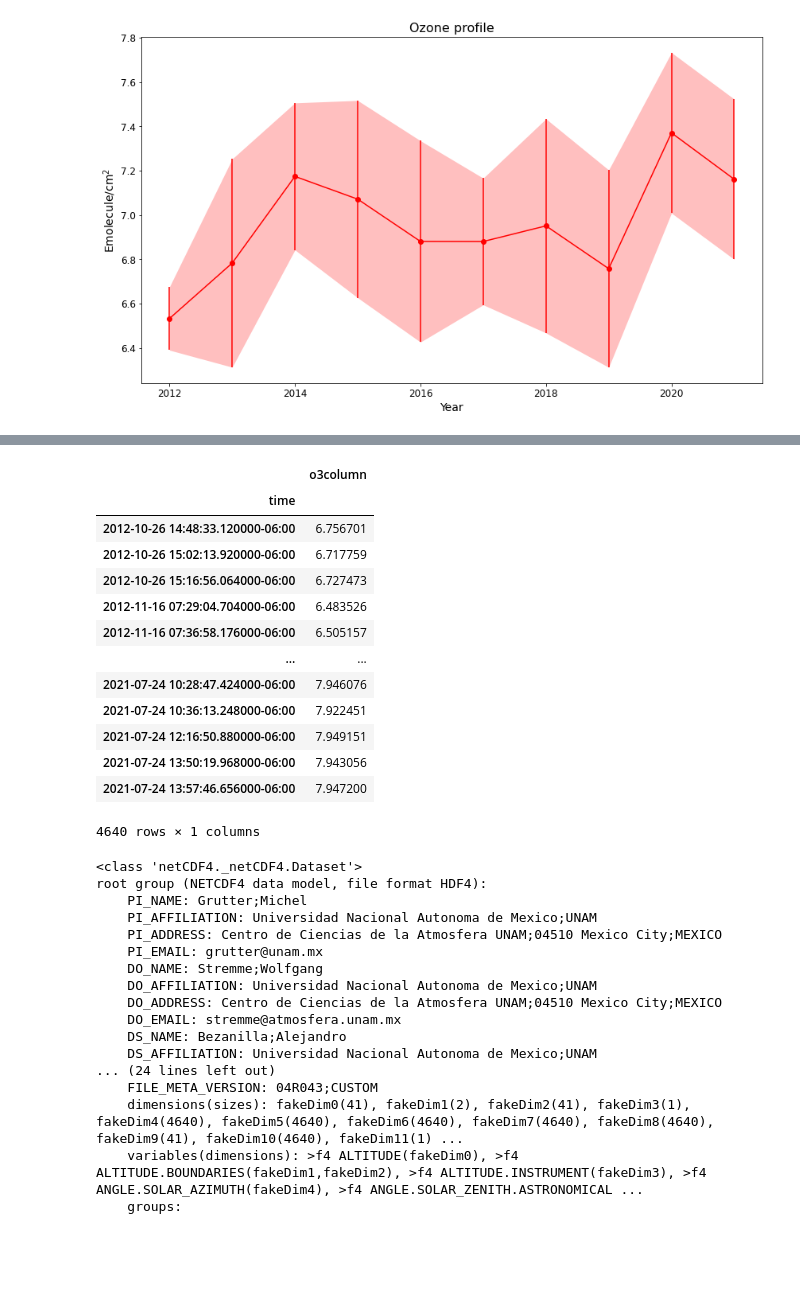
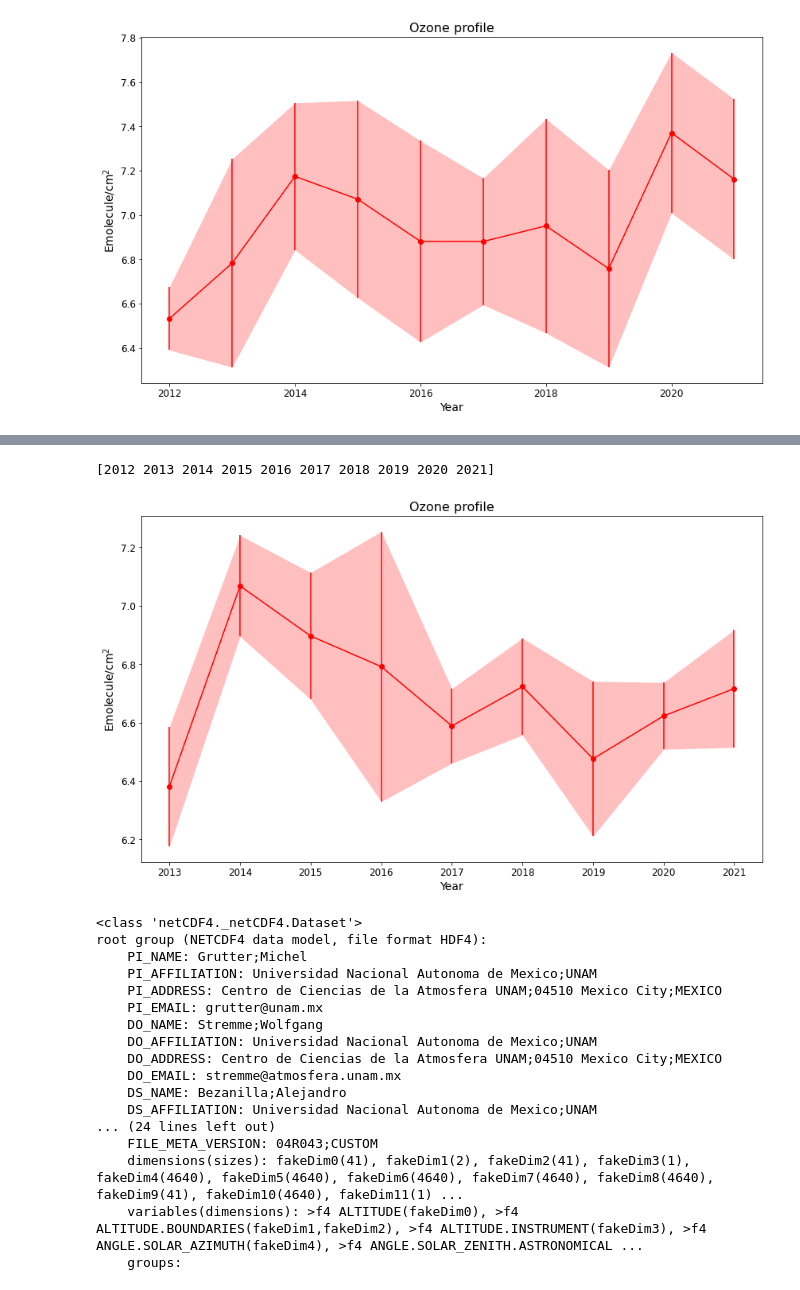
Before and after one commit to mixtli-c/cca-jupyter, a Jupyter notebook: FTIRO3.ipynb, the cells around one changed output, grey strips where cells are left out. Cells and saved outputs as stored; diff of their text form; code cells hidden in the pictures; blank space fills up the shorter version.

```diff
--- a/FTIRO3.ipynb
+++ b/FTIRO3.ipynb
@@ -187,22 +266,61 @@ ax3.tick_params(labelsize=12)
 # %%
 #identificacion de outliers en periodos de tiempo, eventos extremos, tratar de relacionarlos con temperatura y presion
 # %%
-smallts
+#simple masking same year
+#mask=(smallts.index.month>4)&(smallts.index.month<9)
+mask=smallts.index.month<3
+#print(mask)
+tempdict = {'time': smallts.index[mask], 'o3column': smallts['o3column'][mask]}
+filtereddf = pd.DataFrame(data=tempdict)
+filteredts = filtereddf.set_index('time')
+filteredts
+filteredtsmean_yr = filteredts.o3column.groupby(filteredts.index.year).mean()
+filteredtsstd_yr = filteredts.o3column.groupby(filteredts.index.year).std()
-# %% [output]
-|  | o3column |
-| time |  |
-| 2012-10-26 14:48:33.120000-06:00 | 6.756701 |
-| 2012-10-26 15:02:13.920000-06:00 | 6.717759 |
-| 2012-10-26 15:16:56.064000-06:00 | 6.727473 |
-| 2012-11-16 07:29:04.704000-06:00 | 6.483526 |
-| 2012-11-16 07:36:58.176000-06:00 | 6.505157 |
-| ... | ... |
-| 2021-07-24 10:28:47.424000-06:00 | 7.946076 |
-| 2021-07-24 10:36:13.248000-06:00 | 7.922451 |
-| 2021-07-24 12:16:50.880000-06:00 | 7.949151 |
-| 2021-07-24 13:50:19.968000-06:00 | 7.943056 |
-| 2021-07-24 13:57:46.656000-06:00 | 7.947200 |
-4640 rows × 1 columns
+# %%
+#not simple masking multiyear
+frommonth = 10
+tomonth = 2
+years=np.arange(smallts.index[0].year,smallts.index[-1].year+1)
+for ele in years:
+    tempmean=smallts["%i-%02i-01" % (ele-1,frommonth):"%i-%02i-01" % (ele,tomonth+1)].o3column.mean()
+    tempstd=smallts["%i-%02i-01" % (ele-1,frommonth):"%i-%02i-01" % (ele,tomonth+1)].o3column.std()
+    try:
+        #thingtotry
+
+    except:
+        pass
+# %% [output]
+[2012 2013 2014 2015 2016 2017 2018 2019 2020 2021]
+# %%
+## pyplot plotting SINGLE
+
+# Variable definition
+xf = filteredtsmean_yr.index
+yf = filteredtsmean_yr
+errf = filteredtsstd_yr
+
+### INITIALIZATION
+fig, ax1 = plt.subplots(figsize=(14, 8))
+
+## line and stdev
+ax1.plot(xf, yf, '-r')
+ax1.fill_between(xf, yf-errf, yf+errf,alpha=.25, edgecolor='#3F7F4C', facecolor='r',linewidth=0)
+
+## LABEL, marker and errorbar
+ax1.errorbar(xf, yf, yerr=errf, fmt='ro', label='')
+
+## Formatting
+#ax1.set_xticks(np.arange(0,24))
+ax1.set_xlabel('Year',size=14)
+ax1.set_ylabel('Emolecule/cm$^2$',size=14)
+ax1.set_title("Ozone profile",size=16)
+#ax1.legend(fontsize=12, loc='upper left')
+ax1.tick_params(labelsize=12)
+
+## SAVEFIG
+#plt.savefig('D:\\CCA\\PANDONIA\\diurnalO3PanAltzMERRA.png')
+# %% [output]
+[figure, added]
 # %%
 ds.close()
 # %%
```
Also changed, not shown: parts of 6 cells of this notebook.
